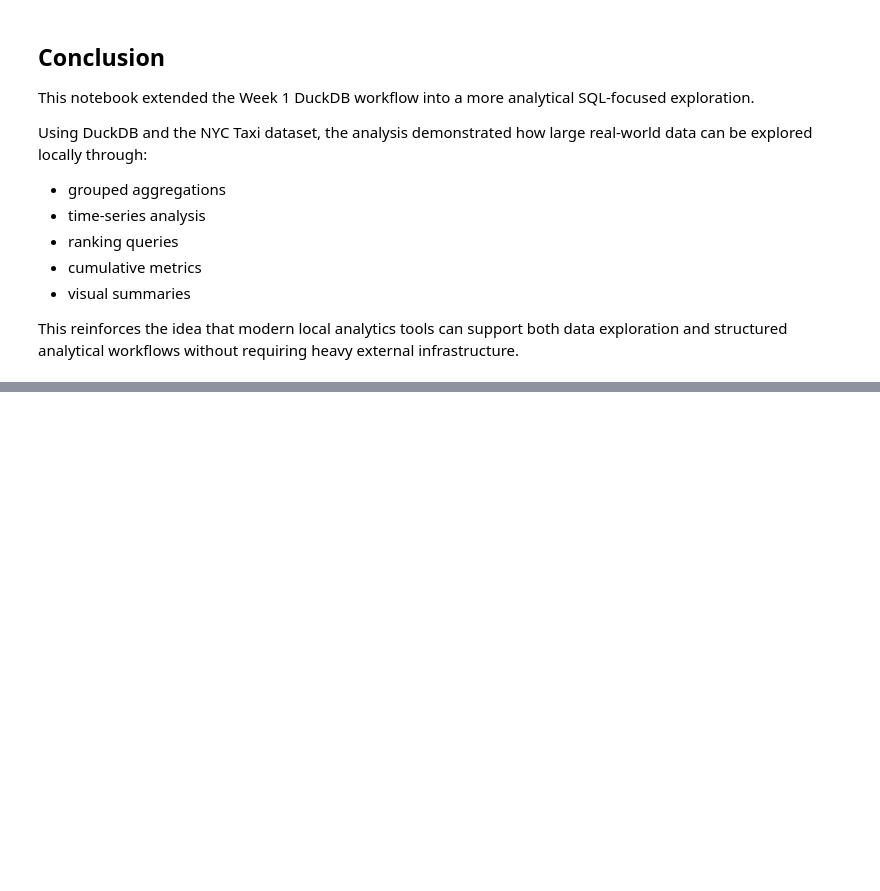
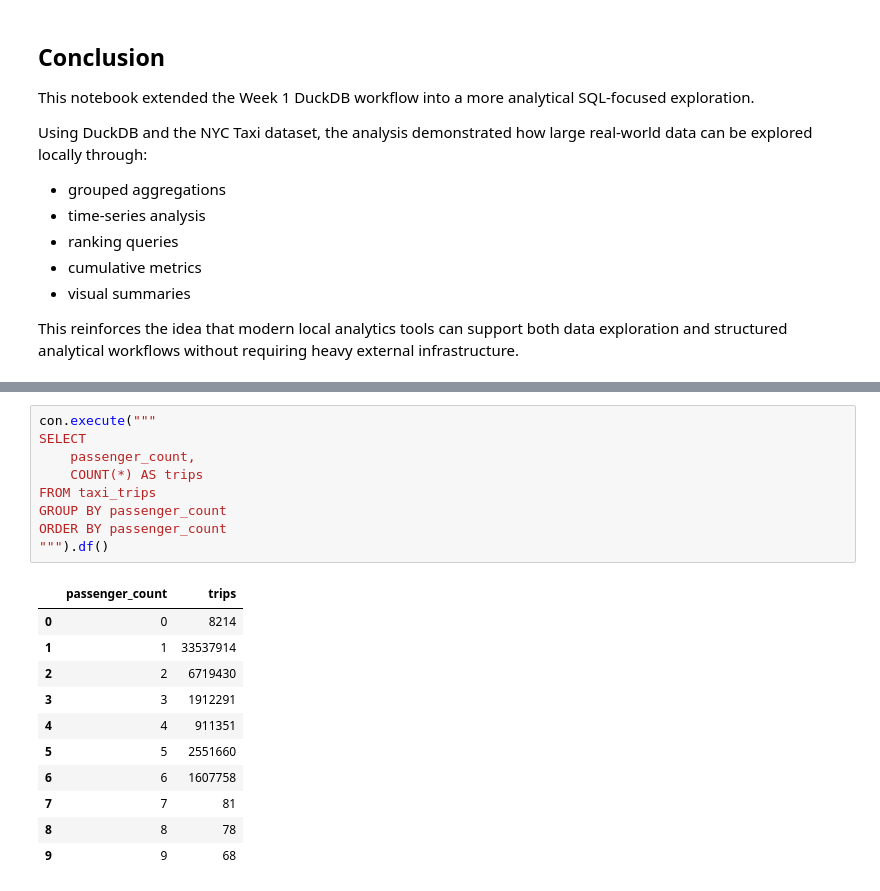
Before and after one commit to Senseijay44/nyc-taxi-analysis, a Jupyter notebook: notebooks/02_analytical_sql_patterns.ipynb, the cells around one changed output, grey strips where cells are left out. Saved outputs shown, nothing was run; the diff lists cells and outputs as text; blank space fills up the shorter version.

```diff
--- a/notebooks/02_analytical_sql_patterns.ipynb
+++ b/notebooks/02_analytical_sql_patterns.ipynb
@@ -491,0 +521,21 @@ This reinforces the idea that modern local analytics tools can support both data
+# %%
+con.execute("""
+SELECT
+    passenger_count,
+    COUNT(*) AS trips
+FROM taxi_trips
+GROUP BY passenger_count
+ORDER BY passenger_count
+""").df()
+# %% [output]
+|  | passenger_count | trips |
+| 0 | 0 | 8214 |
+| 1 | 1 | 33537914 |
+| 2 | 2 | 6719430 |
+| 3 | 3 | 1912291 |
+| 4 | 4 | 911351 |
+| 5 | 5 | 2551660 |
+| 6 | 6 | 1607758 |
+| 7 | 7 | 81 |
+| 8 | 8 | 78 |
+| 9 | 9 | 68 |
```
Also changed, not shown: parts of 2 cells of this notebook.
